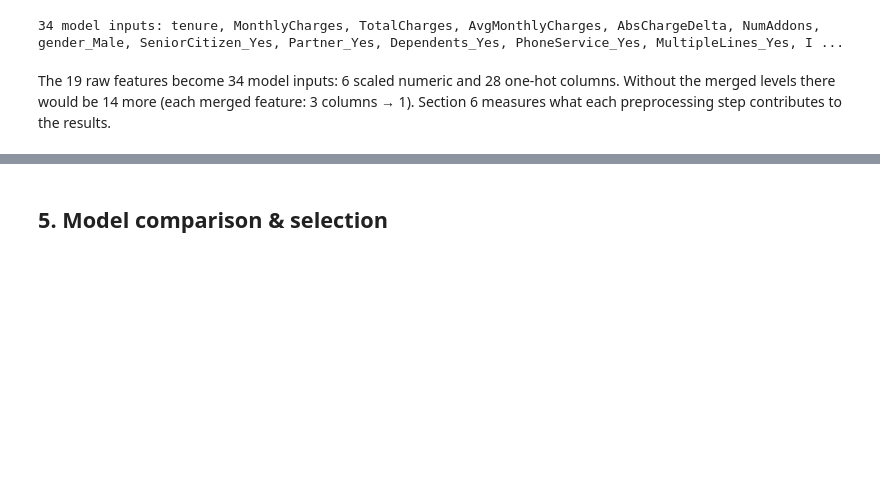
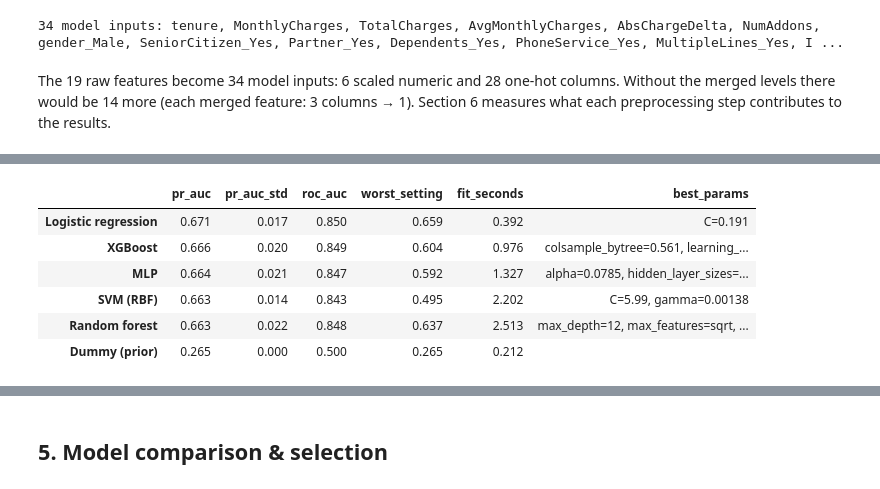
Before and after one commit to aljazfrancic/churn, a Jupyter notebook: churn_prediction.ipynb, the cells around one changed output, grey strips where cells are left out. Saved outputs shown, nothing was run; the diff lists cells and outputs as text; code cells hidden in the pictures; blank space fills up the shorter version.

Commit message:
Add model training and tuning
Co-Authored-By: Claude Opus 5.5 <noreply@anthropic.com>

```diff
--- a/churn_prediction.ipynb
+++ b/churn_prediction.ipynb
@@ -307,0 +346,12 @@ The 19 raw features become 34 model inputs: 6 scaled numeric and 28 one-hot colu
+# %%
+searches = tune_models(X_train, y_train)
+tuning = tuning_results(searches)
+tuning.style.format(precision=3)
+# %% [output]
+|  | pr_auc | pr_auc_std | roc_auc | worst_setting | fit_seconds | best_params |
+| Logistic regression | 0.671 | 0.017 | 0.850 | 0.659 | 0.392 | C=0.191 |
+| XGBoost | 0.666 | 0.020 | 0.849 | 0.604 | 0.976 | colsample_bytree=0.561, learning_... |
+| MLP | 0.664 | 0.021 | 0.847 | 0.592 | 1.327 | alpha=0.0785, hidden_layer_sizes=... |
+| SVM (RBF) | 0.663 | 0.014 | 0.843 | 0.495 | 2.202 | C=5.99, gamma=0.00138 |
+| Random forest | 0.663 | 0.022 | 0.848 | 0.637 | 2.513 | max_depth=12, max_features=sqrt, ... |
+| Dummy (prior) | 0.265 | 0.000 | 0.500 | 0.265 | 0.212 |  |
```
Also changed, not shown: parts of 7 cells of this notebook, 3 other files.
